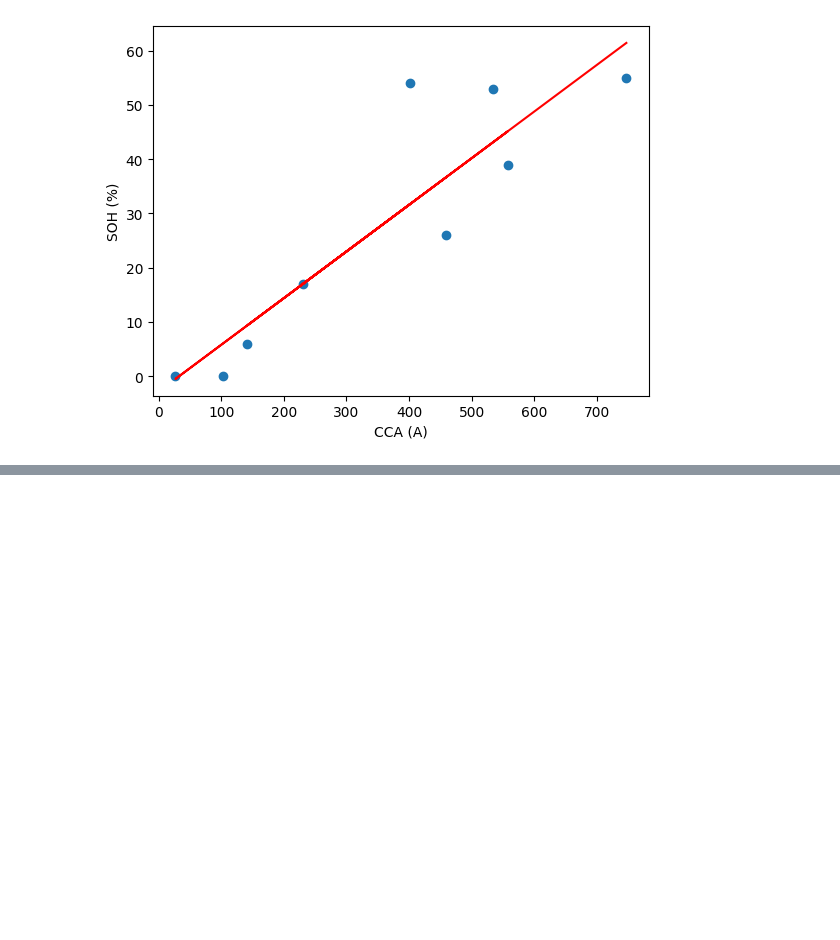
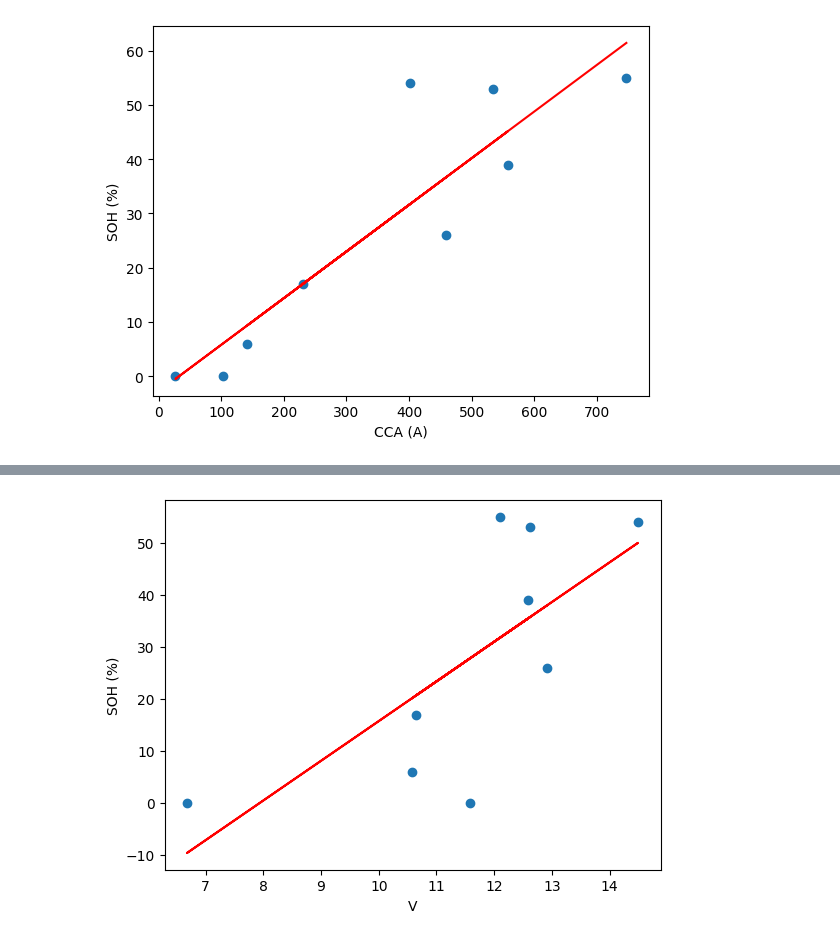
Before and after one commit to insu5177/Battery-Diagnostics-Study, a Jupyter notebook: notebooks/01_EDA.ipynb, the cells around one changed output, grey strips where cells are left out. Drawn from its saved outputs; the diff is of its cells as text; code cells hidden in the pictures; blank space fills up the shorter version.

```diff
--- a/notebooks/01_EDA.ipynb
+++ b/notebooks/01_EDA.ipynb
@@ -193,0 +208,17 @@ plt.show()
+# %%
+m, b = np.polyfit(df_battery["전압(V)"],
+                  df_battery["SOH(%)"], 1)
+# %%
+plt.scatter(df_battery["전압(V)"],
+            df_battery["SOH(%)"])
+
+plt.plot(df_battery["전압(V)"],
+         m * df_battery["전압(V)"] + b,
+         color="red")
+
+plt.xlabel("V")
+plt.ylabel("SOH (%)")
+
+plt.show()
+# %% [output]
+[figure, added]
```
Also changed, not shown: parts of 7 cells of this notebook.
